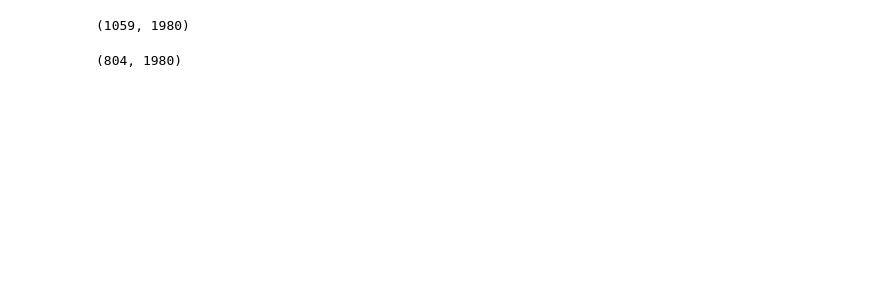
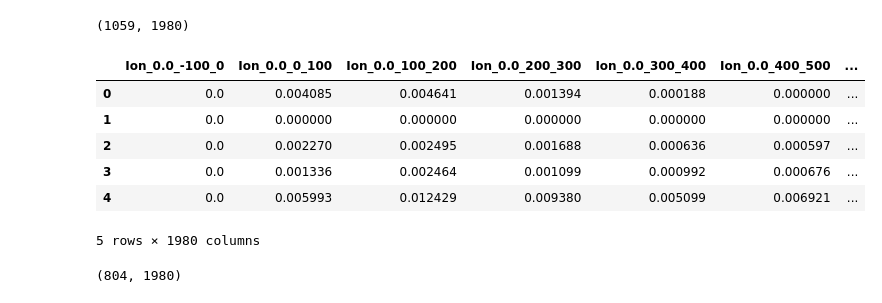
Before and after one commit to itacdonev/MarsSpectrometry, a Jupyter notebook: notebooks/create_samples.ipynb, the cells around one changed output. Saved outputs shown, nothing was run; the diff lists cells and outputs as text; code cells hidden in the pictures; blank space fills up the shorter version.

```diff
--- a/notebooks/create_samples.ipynb
+++ b/notebooks/create_samples.ipynb
@@ -459,6 +469,16 @@ combo_maxabund_peaks_trvl.to_csv(os.path.join(config.DATA_DIR_OUT +
                                   index=False)
 # %% [output]
 (1059, 1980)
+# %%
+combo_maxabund_peaks_trvl.head()
+# %% [output]
+|  | Ion_0.0_-100_0 | Ion_0.0_0_100 | Ion_0.0_100_200 | Ion_0.0_200_300 | Ion_0.0_300_400 | Ion_0.0_400_500 | ... |
+| 0 | 0.0 | 0.004085 | 0.004641 | 0.001394 | 0.000188 | 0.000000 | ... |
+| 1 | 0.0 | 0.000000 | 0.000000 | 0.000000 | 0.000000 | 0.000000 | ... |
+| 2 | 0.0 | 0.002270 | 0.002495 | 0.001688 | 0.000636 | 0.000597 | ... |
+| 3 | 0.0 | 0.001336 | 0.002464 | 0.001099 | 0.000992 | 0.000676 | ... |
+| 4 | 0.0 | 0.005993 | 0.012429 | 0.009380 | 0.005099 | 0.006921 | ... |
+5 rows × 1980 columns
 # %%
 # ===== VALID & TEST SAMPLE =====
 combo_maxabund_peaks_VT = pd.concat([fts_maxrelabund_tempion_VT, fts_ion_peaks_VT],
```
Also changed, not shown: parts of 9 cells of this notebook.
